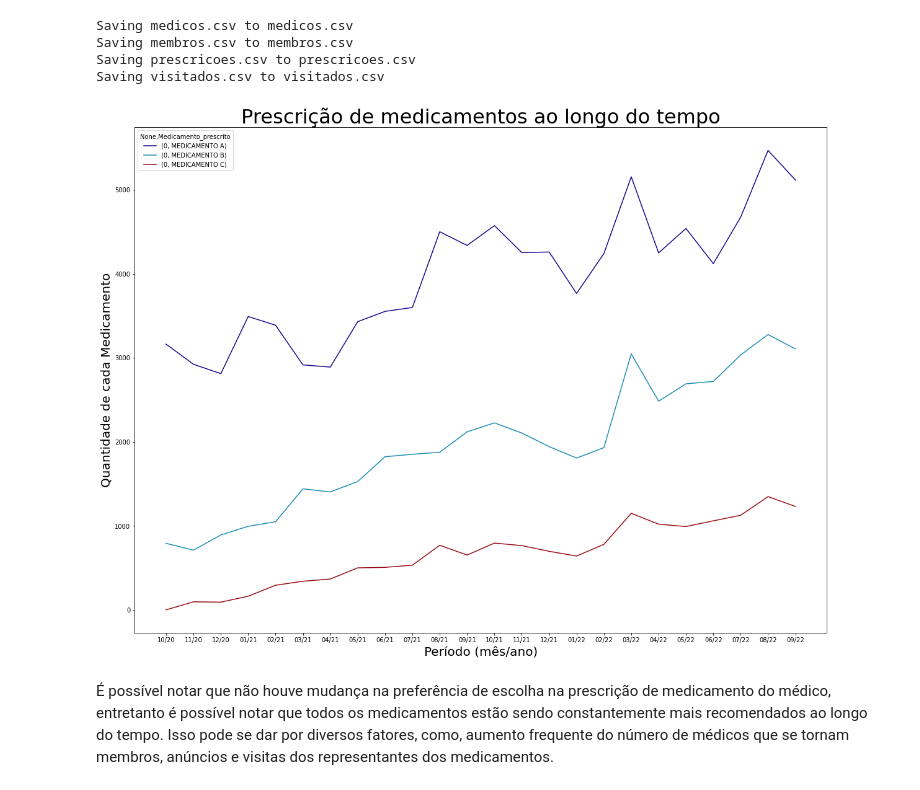
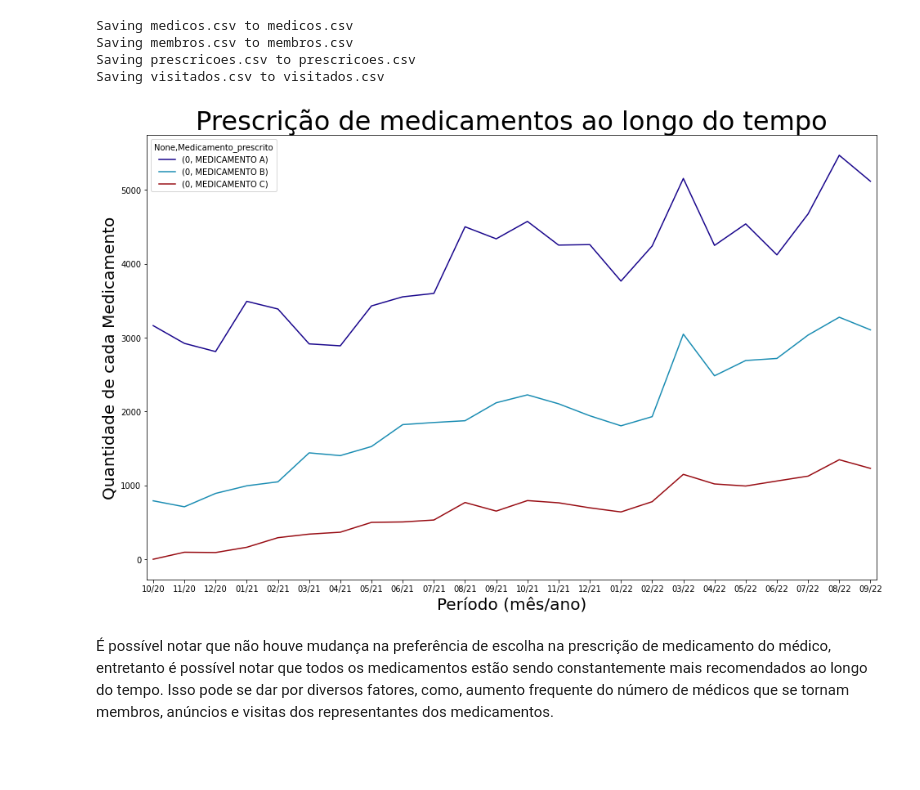
Before and after one commit to Juniorffonseca/processo_seletivo, a Jupyter notebook: teste_processo_seletivo.ipynb, the cells around one changed output. Cells and saved outputs as stored; diff of their text form; code cells hidden in the pictures; blank space fills up the shorter version.

```diff
--- a/teste_processo_seletivo.ipynb
+++ b/teste_processo_seletivo.ipynb
@@ -52,22 +46,25 @@ lista_datas = ['10/20', '11/20', '12/20', '01/21', '02/21', '03/21', '04/21', '0
 # %%
 # Carregando csv em uma variável
 prescricoes = pd.read_csv('prescricoes.csv', sep = ';', encoding='latin-1')
 
 prescricoes = prescricoes[['Medicamento_prescrito', 'Mes_prescricao']].value_counts().to_frame()
 prescricoes = prescricoes.reset_index()
 
 prescricoes['Mes_prescricao'] = list(map(str, prescricoes['Mes_prescricao']))
 
 prescricoes = prescricoes.pivot(index='Mes_prescricao', columns='Medicamento_prescrito')
 
-prescricoes.plot(kind = 'line', stacked = 0, figsize = (20, 15), alpha = 1, color = lista)
+x_inicial = -0.2
+x_final = len(prescricoes.index) - 0.8
+
+prescricoes.plot(kind = 'line', stacked = 0, figsize = (16, 10), alpha = 1, color = lista, xlim = (x_inicial, x_final))
 plt.xticks(range(0, len(lista_datas), 1), lista_datas)
 plt.title('Prescrição de medicamentos ao longo do tempo', size = 32)
 plt.xlabel('Período (mês/ano)', size = 20)
 plt.ylabel('Quantidade de cada Medicamento', size = 20)
 plt.show()
 # %% [output]
-[figure, old version]
+[figure, new version]
 # %% [markdown]
 É possível notar que não houve mudança na preferência de escolha na prescrição de medicamento do médico, entretanto é possível notar que todos os medicamentos estão sendo constantemente mais recomendados ao longo do tempo. Isso pode se dar por diversos fatores, como, aumento frequente do número de médicos que se tornam membros, anúncios e visitas dos representantes dos medicamentos.
 # %% [markdown]
```
Also changed, not shown: parts of 1 cell of this notebook.
